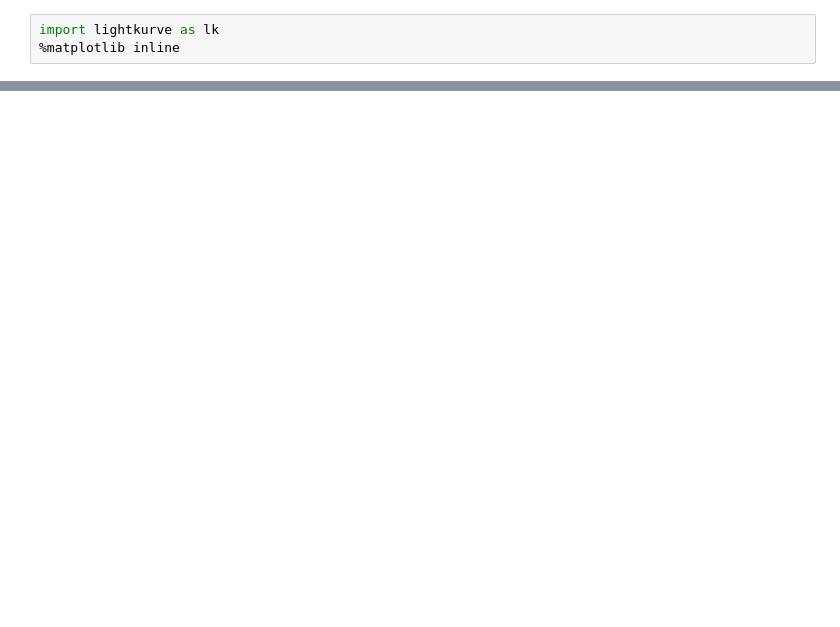
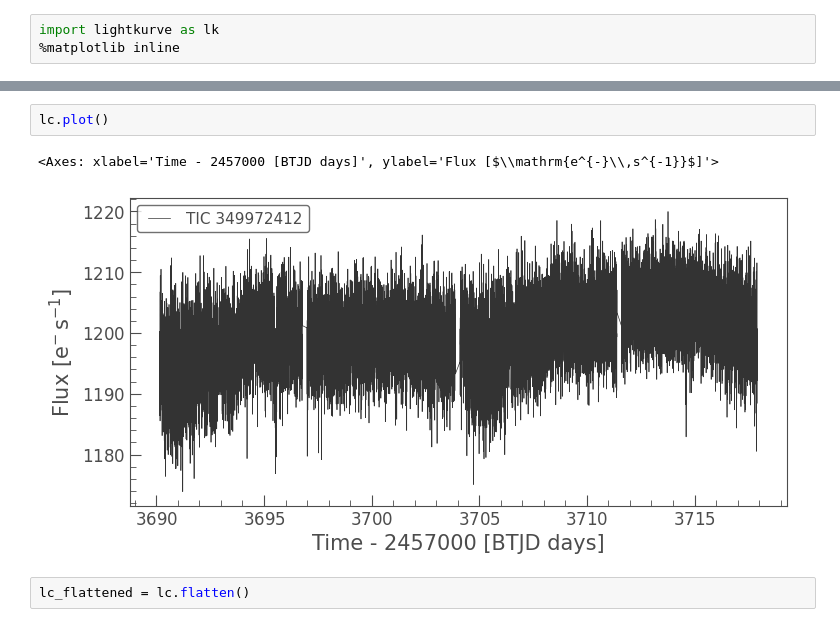
Before and after one commit to lichtgestalter/curvesimulator, a Jupyter notebook: debug/lightkurve_TOI4504.ipynb, the cells around one changed output, grey strips where cells are left out. Cells and saved outputs as stored; diff of their text form; blank space fills up the shorter version.

```diff
--- a/debug/lightkurve_TOI4504.ipynb
+++ b/debug/lightkurve_TOI4504.ipynb
@@ -166,0 +110,7 @@ SearchResult containing 1 data products.
+# %%
+lc.plot()
+# %% [output]
+<Axes: xlabel='Time - 2457000 [BTJD days]', ylabel='Flux [$\\mathrm{e^{-}\\,s^{-1}}$]'>
+[figure, added]
+# %%
+lc_flattened = lc.flatten()
```
Also changed, not shown: parts of 16 cells of this notebook, 2 other files.
